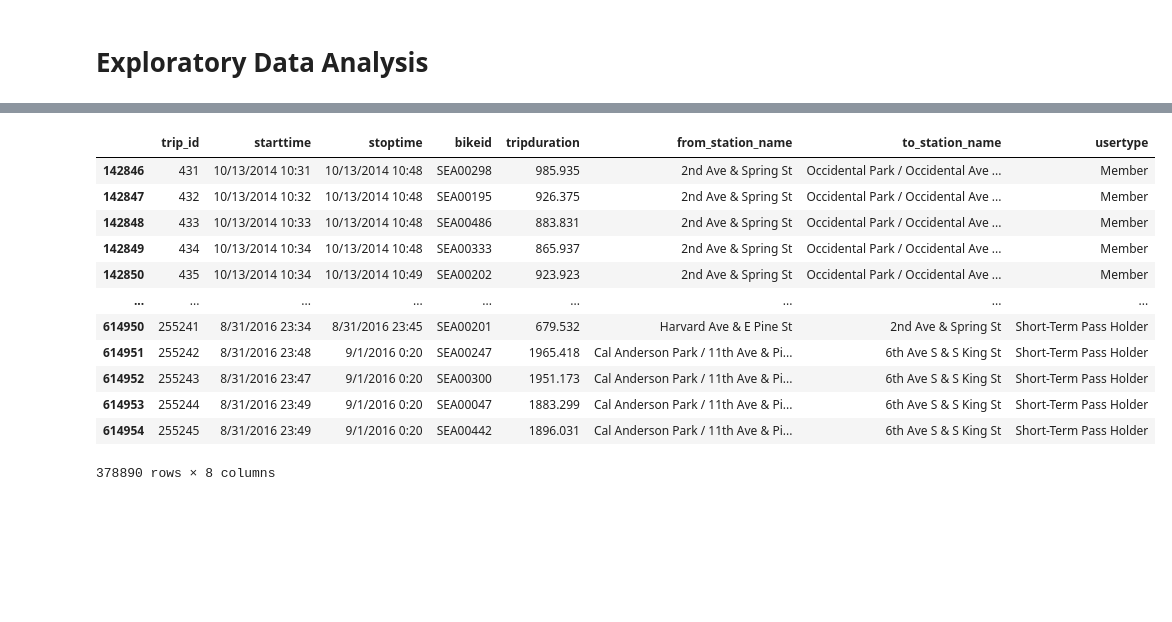
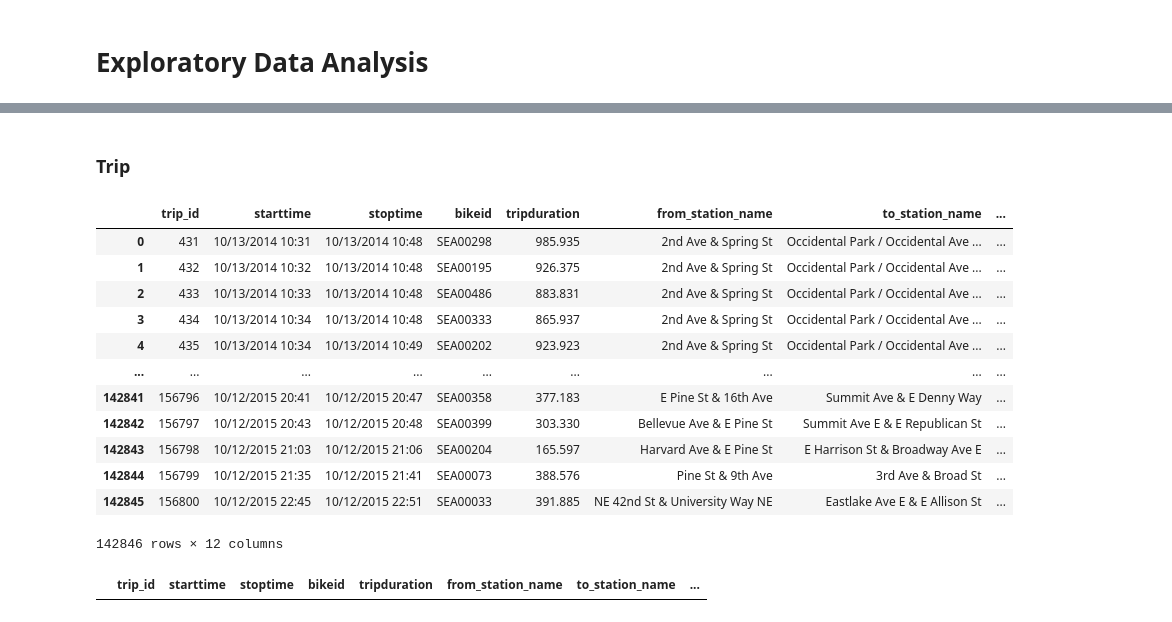
Before and after one commit to GabrielSouzadaSilva/magrela-sim, a Jupyter notebook: notebooks/eda3-cleaning.ipynb, the cells around one changed output, grey strips where cells are left out. Saved outputs shown, nothing was run; the diff lists cells and outputs as text; code cells hidden in the pictures; blank space fills up the shorter version.

```diff
--- a/notebooks/eda3-cleaning.ipynb
+++ b/notebooks/eda3-cleaning.ipynb
@@ -33,16 +16,24 @@ cleaner.df
+# %% [markdown]
+### Trip
+# %%
+key = "trip"
+# %%
+cleaner.data[key]
+# %% [output]
+|  | trip_id | starttime | stoptime | bikeid | tripduration | from_station_name | to_station_name | ... |
+| 0 | 431 | 10/13/2014 10:31 | 10/13/2014 10:48 | SEA00298 | 985.935 | 2nd Ave & Spring St | Occidental Park / Occidental Ave ... | ... |
+| 1 | 432 | 10/13/2014 10:32 | 10/13/2014 10:48 | SEA00195 | 926.375 | 2nd Ave & Spring St | Occidental Park / Occidental Ave ... | ... |
+| 2 | 433 | 10/13/2014 10:33 | 10/13/2014 10:48 | SEA00486 | 883.831 | 2nd Ave & Spring St | Occidental Park / Occidental Ave ... | ... |
+| 3 | 434 | 10/13/2014 10:34 | 10/13/2014 10:48 | SEA00333 | 865.937 | 2nd Ave & Spring St | Occidental Park / Occidental Ave ... | ... |
+| 4 | 435 | 10/13/2014 10:34 | 10/13/2014 10:49 | SEA00202 | 923.923 | 2nd Ave & Spring St | Occidental Park / Occidental Ave ... | ... |
+| ... | ... | ... | ... | ... | ... | ... | ... | ... |
+| 142841 | 156796 | 10/12/2015 20:41 | 10/12/2015 20:47 | SEA00358 | 377.183 | E Pine St & 16th Ave | Summit Ave & E Denny Way | ... |
+| 142842 | 156797 | 10/12/2015 20:43 | 10/12/2015 20:48 | SEA00399 | 303.330 | Bellevue Ave & E Pine St | Summit Ave E & E Republican St | ... |
+| 142843 | 156798 | 10/12/2015 21:03 | 10/12/2015 21:06 | SEA00204 | 165.597 | Harvard Ave & E Pine St | E Harrison St & Broadway Ave E | ... |
+| 142844 | 156799 | 10/12/2015 21:35 | 10/12/2015 21:41 | SEA00073 | 388.576 | Pine St & 9th Ave | 3rd Ave & Broad St | ... |
+| 142845 | 156800 | 10/12/2015 22:45 | 10/12/2015 22:51 | SEA00033 | 391.885 | NE 42nd St & University Way NE | Eastlake Ave E & E Allison St | ... |
+142846 rows × 12 columns
 # %%
-cleaner.duplicated(subset=["trip_id"])
+cleaner.duplicated(key=key, subset=["trip_id"])
 # %% [output]
-|  | trip_id | starttime | stoptime | bikeid | tripduration | from_station_name | to_station_name | usertype |
-| 142846 | 431 | 10/13/2014 10:31 | 10/13/2014 10:48 | SEA00298 | 985.935 | 2nd Ave & Spring St | Occidental Park / Occidental Ave ... | Member |
-| 142847 | 432 | 10/13/2014 10:32 | 10/13/2014 10:48 | SEA00195 | 926.375 | 2nd Ave & Spring St | Occidental Park / Occidental Ave ... | Member |
-| 142848 | 433 | 10/13/2014 10:33 | 10/13/2014 10:48 | SEA00486 | 883.831 | 2nd Ave & Spring St | Occidental Park / Occidental Ave ... | Member |
-| 142849 | 434 | 10/13/2014 10:34 | 10/13/2014 10:48 | SEA00333 | 865.937 | 2nd Ave & Spring St | Occidental Park / Occidental Ave ... | Member |
-| 142850 | 435 | 10/13/2014 10:34 | 10/13/2014 10:49 | SEA00202 | 923.923 | 2nd Ave & Spring St | Occidental Park / Occidental Ave ... | Member |
-| ... | ... | ... | ... | ... | ... | ... | ... | ... |
-| 614950 | 255241 | 8/31/2016 23:34 | 8/31/2016 23:45 | SEA00201 | 679.532 | Harvard Ave & E Pine St | 2nd Ave & Spring St | Short-Term Pass Holder |
-| 614951 | 255242 | 8/31/2016 23:48 | 9/1/2016 0:20 | SEA00247 | 1965.418 | Cal Anderson Park / 11th Ave & Pi... | 6th Ave S & S King St | Short-Term Pass Holder |
-| 614952 | 255243 | 8/31/2016 23:47 | 9/1/2016 0:20 | SEA00300 | 1951.173 | Cal Anderson Park / 11th Ave & Pi... | 6th Ave S & S King St | Short-Term Pass Holder |
-| 614953 | 255244 | 8/31/2016 23:49 | 9/1/2016 0:20 | SEA00047 | 1883.299 | Cal Anderson Park / 11th Ave & Pi... | 6th Ave S & S King St | Short-Term Pass Holder |
-| 614954 | 255245 | 8/31/2016 23:49 | 9/1/2016 0:20 | SEA00442 | 1896.031 | Cal Anderson Park / 11th Ave & Pi... | 6th Ave S & S King St | Short-Term Pass Holder |
+|  | trip_id | starttime | stoptime | bikeid | tripduration | from_station_name | to_station_name | ... |
-378890 rows × 8 columns
```
Also changed, not shown: parts of 24 cells of this notebook, 2 other files.
